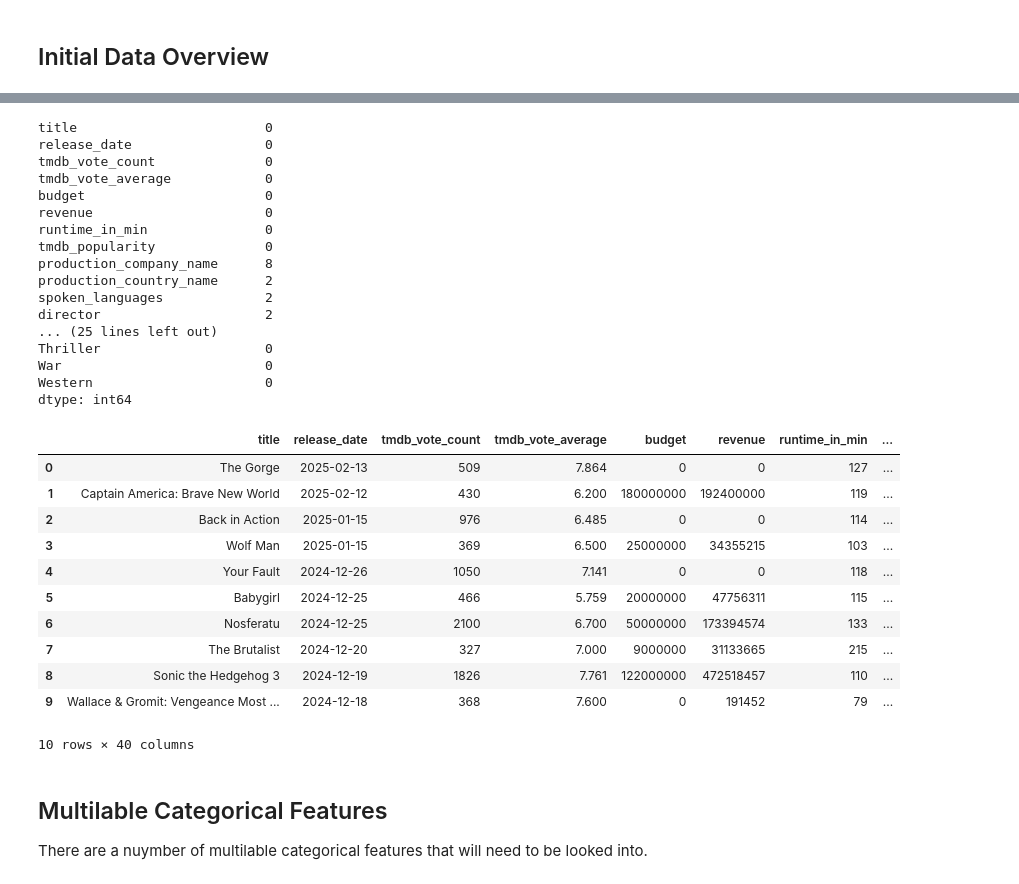
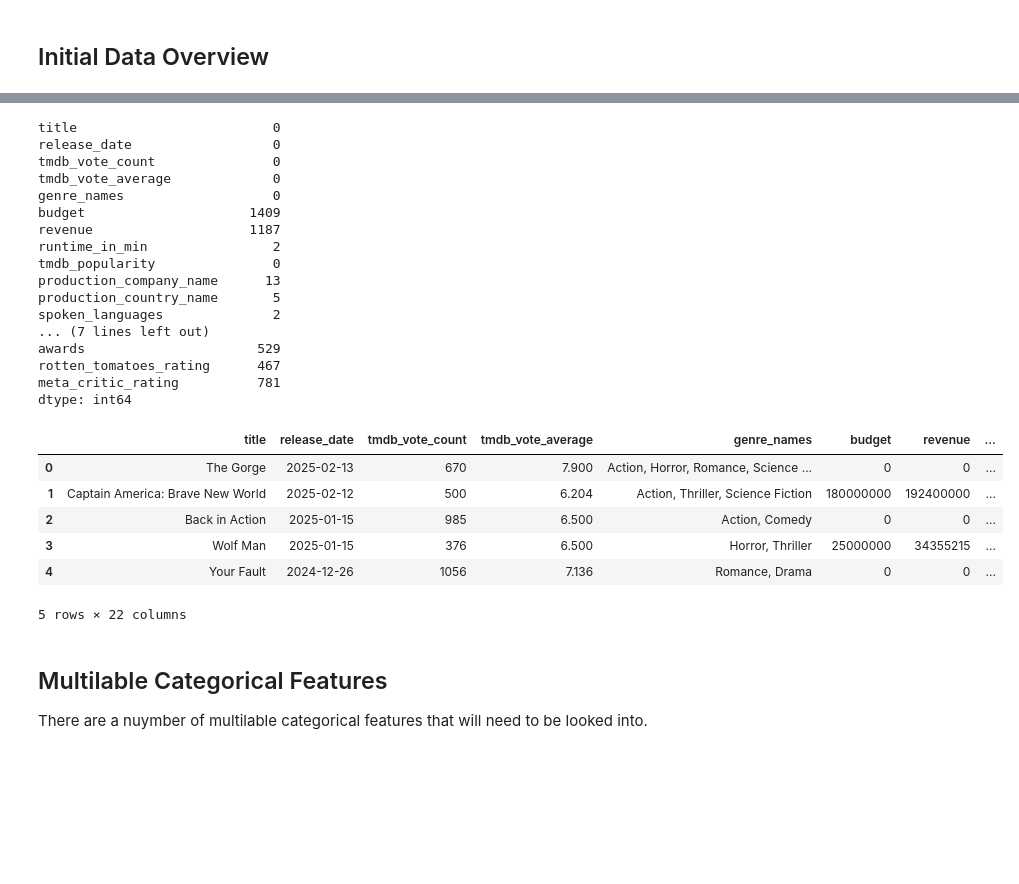
Before and after one commit to JustaKris/Are-You-Not-Entertained, a Jupyter notebook: notebooks/01_movies_data_cleaning.ipynb, the cells around one changed output, grey strips where cells are left out. Drawn from its saved outputs; the diff is of its cells as text; code cells hidden in the pictures; blank space fills up the shorter version.

Commit message:
More data!

```diff
--- a/notebooks/01_movies_data_cleaning.ipynb
+++ b/notebooks/01_movies_data_cleaning.ipynb
@@ -22,14 +22,14 @@ from database.queries import prepped_data_query
 ## Data Quering and Loading
 # %%
 # Initialize local PostgreSQL session
-# Session = init_db(load_config("DB_URL"))
-# session = Session()
+Session = init_db(load_config("DB_URL"))
+session = Session()
 
-# # Execute and fetch results
-# data = session.execute(text(prepped_data_query))
+# Execute and fetch results
+data = session.execute(text(prepped_data_query))
 
-# # Close the session
-# session.close()
+# Close the session
+session.close()
 
-# # Convert to DataFrame
-# data = pd.DataFrame(data.fetchall(), columns=data.keys())
+# Convert to DataFrame
+data = pd.DataFrame(data.fetchall(), columns=data.keys())
@@ -36,14 +41,14 @@ from database.queries import prepped_data_query
 # %%
 # Load dataset
-data = pd.read_csv("./data/01_clean_data.csv")
+# data = pd.read_csv("./data/00_base_data.csv")
 # %% [markdown]
 ## Initial Data Overview
 # %%
 # data["missing_budget"] = (data["budget"] == 0).astype(int)
 # data["missing_revenue"] = (data["revenue"] == 0).astype(int)
 # %%
-data["budget"] = data["budget"].replace(0, np.nan)
-data["revenue"] = data["revenue"].replace(0, np.nan)
+# data["budget"] = data["budget"].replace(0, np.nan)
+# data["revenue"] = data["revenue"].replace(0, np.nan)
 # %%
 # data = data[(data["budget"] != 0) & (data["revenue"] != 0)]
 # %%
@@ -72,38 +77,33 @@ memory usage: 626.4+ KB
 # Count missing values
 data.isnull().sum()
 # %% [output]
-title                        0
-release_date                 0
-tmdb_vote_count              0
-tmdb_vote_average            0
-budget                       0
-revenue                      0
-runtime_in_min               0
-tmdb_popularity              0
-production_company_name      8
-production_country_name      2
-spoken_languages             2
-director                     2
-... (25 lines left out)
-Thriller                     0
-War                          0
-Western                      0
+title                         0
+release_date                  0
+tmdb_vote_count               0
+tmdb_vote_average             0
+genre_names                   0
+budget                     1409
+revenue                    1187
+runtime_in_min                2
+tmdb_popularity               0
+production_company_name      13
+production_country_name       5
+spoken_languages              2
+... (7 lines left out)
+awards                      529
+rotten_tomatoes_rating      467
+meta_critic_rating          781
 dtype: int64
 # %%
-data.head(10)
+data.head(5)
 # %% [output]
-|  | title | release_date | tmdb_vote_count | tmdb_vote_average | budget | revenue | runtime_in_min | ... |
-| 0 | The Gorge | 2025-02-13 | 509 | 7.864 | 0 | 0 | 127 | ... |
-| 1 | Captain America: Brave New World | 2025-02-12 | 430 | 6.200 | 180000000 | 192400000 | 119 | ... |
-| 2 | Back in Action | 2025-01-15 | 976 | 6.485 | 0 | 0 | 114 | ... |
-| 3 | Wolf Man | 2025-01-15 | 369 | 6.500 | 25000000 | 34355215 | 103 | ... |
-| 4 | Your Fault | 2024-12-26 | 1050 | 7.141 | 0 | 0 | 118 | ... |
-| 5 | Babygirl | 2024-12-25 | 466 | 5.759 | 20000000 | 47756311 | 115 | ... |
-| 6 | Nosferatu | 2024-12-25 | 2100 | 6.700 | 50000000 | 173394574 | 133 | ... |
-| 7 | The Brutalist | 2024-12-20 | 327 | 7.000 | 9000000 | 31133665 | 215 | ... |
-| 8 | Sonic the Hedgehog 3 | 2024-12-19 | 1826 | 7.761 | 122000000 | 472518457 | 110 | ... |
-| 9 | Wallace & Gromit: Vengeance Most ... | 2024-12-18 | 368 | 7.600 | 0 | 191452 | 79 | ... |
+|  | title | release_date | tmdb_vote_count | tmdb_vote_average | genre_names | budget | revenue | ... |
+| 0 | The Gorge | 2025-02-13 | 670 | 7.900 | Action, Horror, Romance, Science ... | 0 | 0 | ... |
+| 1 | Captain America: Brave New World | 2025-02-12 | 500 | 6.204 | Action, Thriller, Science Fiction | 180000000 | 192400000 | ... |
+| 2 | Back in Action | 2025-01-15 | 985 | 6.500 | Action, Comedy | 0 | 0 | ... |
+| 3 | Wolf Man | 2025-01-15 | 376 | 6.500 | Horror, Thriller | 25000000 | 34355215 | ... |
+| 4 | Your Fault | 2024-12-26 | 1056 | 7.136 | Romance, Drama | 0 | 0 | ... |
-10 rows × 40 columns
+5 rows × 22 columns
 # %% [markdown]
 ## Multilable Categorical Features
 
```
Also changed, not shown: parts of 5 cells of this notebook, 4 other files.
